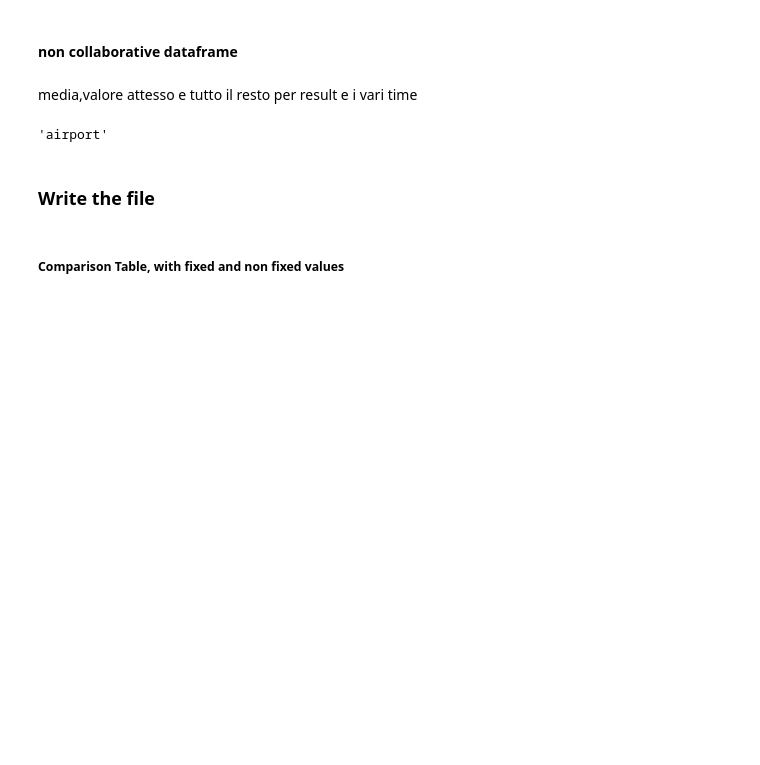
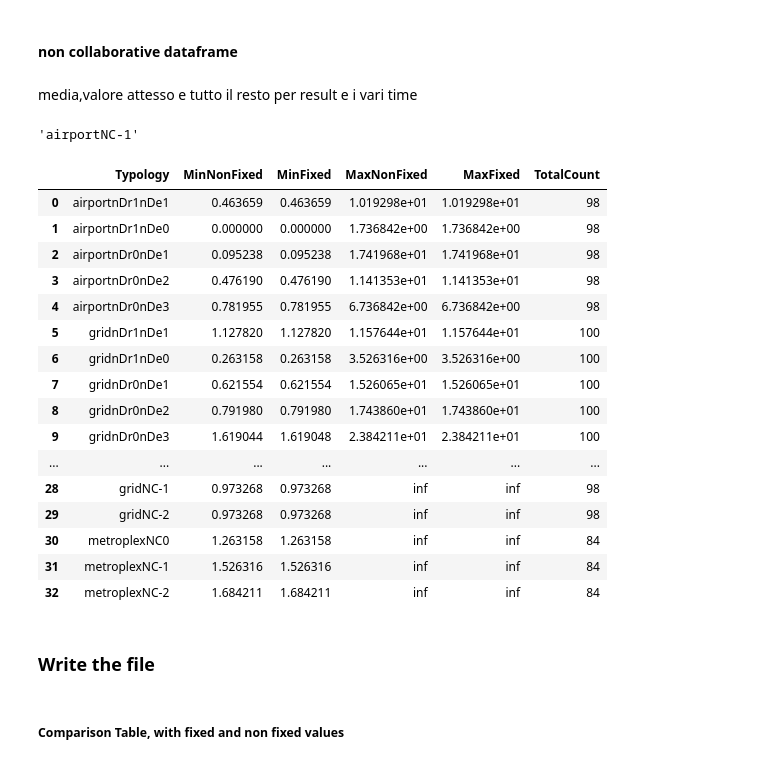
Before and after one commit to Fiden99/UAMdeconflictionMasterThesis, a Jupyter notebook: elaborateTime.ipynb, the cells around one changed output. Drawn from its saved outputs; the diff is of its cells as text; code cells hidden in the pictures; blank space fills up the shorter version.

Commit message:
divided latex in two subset of column

```diff
--- a/elaborateTime.ipynb
+++ b/elaborateTime.ipynb
@@ -198,12 +198,12 @@ def get_formatted_name(data_name,AP=False,NC=False,Tini=0):
         part1 = match.group(1)
         part2 = match.group(3)
         part3 = ""
-        if AP and Tini < 0:
-            part3 = f"AP-{str(Tini)}"
+        if AP and Tini != 0:
+            part3 = "AP-"+str(Tini)
         elif AP and Tini == 0:
             part3 = "AP0"
-        elif NC and Tini < 0:
-            part3 = f"NC-{str(Tini)}"
+        elif NC and Tini != 0:
+            part3 = "NC-"+str(Tini)
         elif NC and Tini == 0:
             part3 = "NC0"
 
@@ -214,7 +214,7 @@ def get_formatted_name(data_name,AP=False,NC=False,Tini=0):
 # %%
 get_formatted_name("airport87Fixed",NC=True,Tini=1)
 # %% [output]
-'airport'
+'airportNC-1'
 # %%
 def obtainStatsComparison(filtered_merged, columnName, considerUnfeasible=True, AP=False, NC=False,Tini=0):
     if AP or NC:
@@ -280,6 +280,48 @@ def obtainStatsSummary(filtered_merged, columnName, fixed, considerUnfeasible=Tr
         "TotalCount":       filtered_merged[columnName].count()
     }
     return stats
+# %%
+dfs     = [df_air11,df_air10,df_air01,df_air02,df_air03,df_grid11,df_grid10,df_grid01,df_grid02,df_grid03,df_mp11,df_mp10,df_mp01,df_mp02,df_mp03]
+dfsAP   = [df_airAP0,df_airAP1,df_airAP2,df_gridAP0,df_gridAP1,df_gridAP2,df_mpAP0,df_mpAP1,df_mpAP2]
+dfsNC   = [df_airNC0,df_airNC1,df_airNC2,df_gridNC0,df_gridNC1,df_gridNC2,df_mpNC0,df_mpNC1,df_mpNC2]
+def obtainComparisonDataFrames(column,considerUnfeasible=True):
+    results = []
+    for i, df in enumerate(dfs):
+        stats = obtainStatsComparison(df, column,considerUnfeasible)
+        results.append(stats)
+    for i, df in enumerate(dfsAP):
+        stats = obtainStatsComparison(df, column,considerUnfeasible,AP=True)
+        results.append(stats)
+    for i, df in enumerate(dfsNC):
+        stats = obtainStatsComparison(df, column,considerUnfeasible,NC=True)
+        results.append(stats)
+    if considerUnfeasible:
+        mid = 5
+    else :
+        mid = 7
+    df = pd.DataFrame(results)
+    return df.iloc[:,:mid],df.iloc[:,[0] + list(range(mid, df.shape[1]))]
+# %%
+s1,s2 = obtainComparisonDataFrames("result",True)
+s2
+# %% [output]
+|  | Typology | MinNonFixed | MinFixed | MaxNonFixed | MaxFixed | TotalCount |
+| 0 | airportnDr1nDe1 | 0.463659 | 0.463659 | 1.019298e+01 | 1.019298e+01 | 98 |
+| 1 | airportnDr1nDe0 | 0.000000 | 0.000000 | 1.736842e+00 | 1.736842e+00 | 98 |
+| 2 | airportnDr0nDe1 | 0.095238 | 0.095238 | 1.741968e+01 | 1.741968e+01 | 98 |
+| 3 | airportnDr0nDe2 | 0.476190 | 0.476190 | 1.141353e+01 | 1.141353e+01 | 98 |
+| 4 | airportnDr0nDe3 | 0.781955 | 0.781955 | 6.736842e+00 | 6.736842e+00 | 98 |
+| 5 | gridnDr1nDe1 | 1.127820 | 1.127820 | 1.157644e+01 | 1.157644e+01 | 100 |
+| 6 | gridnDr1nDe0 | 0.263158 | 0.263158 | 3.526316e+00 | 3.526316e+00 | 100 |
+| 7 | gridnDr0nDe1 | 0.621554 | 0.621554 | 1.526065e+01 | 1.526065e+01 | 100 |
+| 8 | gridnDr0nDe2 | 0.791980 | 0.791980 | 1.743860e+01 | 1.743860e+01 | 100 |
+| 9 | gridnDr0nDe3 | 1.619044 | 1.619048 | 2.384211e+01 | 2.384211e+01 | 100 |
+| ... | ... | ... | ... | ... | ... | ... |
+| 28 | gridNC-1 | 0.973268 | 0.973268 | inf | inf | 98 |
+| 29 | gridNC-2 | 0.973268 | 0.973268 | inf | inf | 98 |
+| 30 | metroplexNC0 | 1.263158 | 1.263158 | inf | inf | 84 |
+| 31 | metroplexNC-1 | 1.526316 | 1.526316 | inf | inf | 84 |
+| 32 | metroplexNC-2 | 1.684211 | 1.684211 | inf | inf | 84 |
 # %% [markdown]
 ### Write the file
 # %% [markdown]
```
Also changed, not shown: parts of 2 cells of this notebook.
